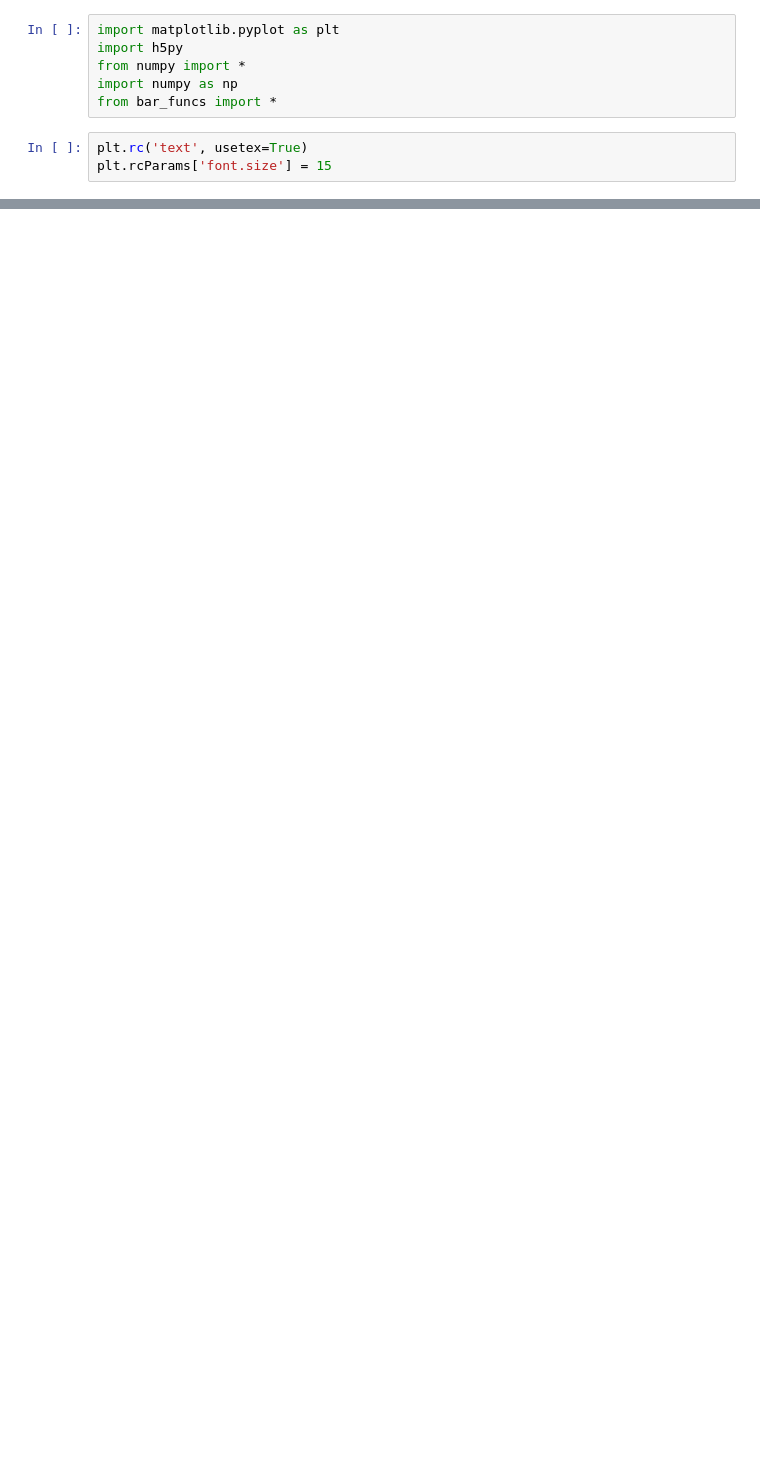
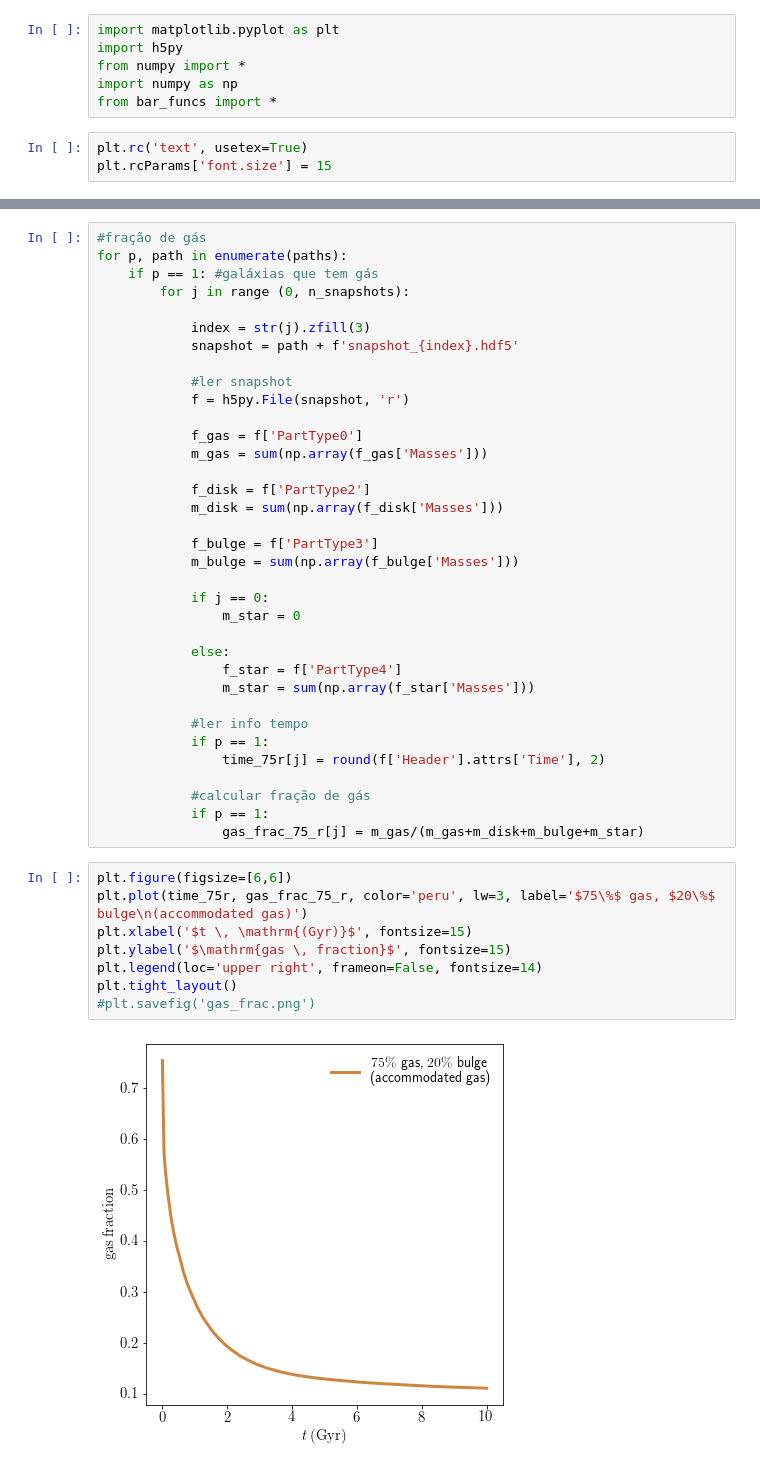
Before and after one commit to AndressaWille/Mestrado, a Jupyter notebook: barred_galaxies.ipynb, the cells around one changed output, grey strips where cells are left out. Drawn from its saved outputs; the diff is of its cells as text; blank space fills up the shorter version.

```diff
--- a/barred_galaxies.ipynb
+++ b/barred_galaxies.ipynb
@@ -183,0 +210,45 @@ plt.savefig('s-bulges%.png')
+# %%
+#fração de gás
+for p, path in enumerate(paths):
+    if p == 1: #galáxias que tem gás
+        for j in range (0, n_snapshots):
+
+            index = str(j).zfill(3)
+            snapshot = path + f'snapshot_{index}.hdf5'
+
+            #ler snapshot
+            f = h5py.File(snapshot, 'r')
+
+            f_gas = f['PartType0']
+            m_gas = sum(np.array(f_gas['Masses']))
+
+            f_disk = f['PartType2']
+            m_disk = sum(np.array(f_disk['Masses']))
+
+            f_bulge = f['PartType3']
+            m_bulge = sum(np.array(f_bulge['Masses']))
+
+            if j == 0:
+                m_star = 0
+
+            else:
+                f_star = f['PartType4']
+                m_star = sum(np.array(f_star['Masses']))
+
+            #ler info tempo
+            if p == 1:
+                time_75r[j] = round(f['Header'].attrs['Time'], 2)
+
+            #calcular fração de gás
+            if p == 1:
+                gas_frac_75_r[j] = m_gas/(m_gas+m_disk+m_bulge+m_star)
+# %%
+plt.figure(figsize=[6,6])
+plt.plot(time_75r, gas_frac_75_r, color='peru', lw=3, label='$75\%$ gas, $20\%$ bulge\n(accommodated gas)')
+plt.xlabel('$t \, \mathrm{(Gyr)}$', fontsize=15)
+plt.ylabel('$\mathrm{gas \, fraction}$', fontsize=15)
+plt.legend(loc='upper right', frameon=False, fontsize=14)
+plt.tight_layout()
+#plt.savefig('gas_frac.png')
+# %% [output]
+[figure, added]
```
Also changed, not shown: parts of 24 cells of this notebook.
